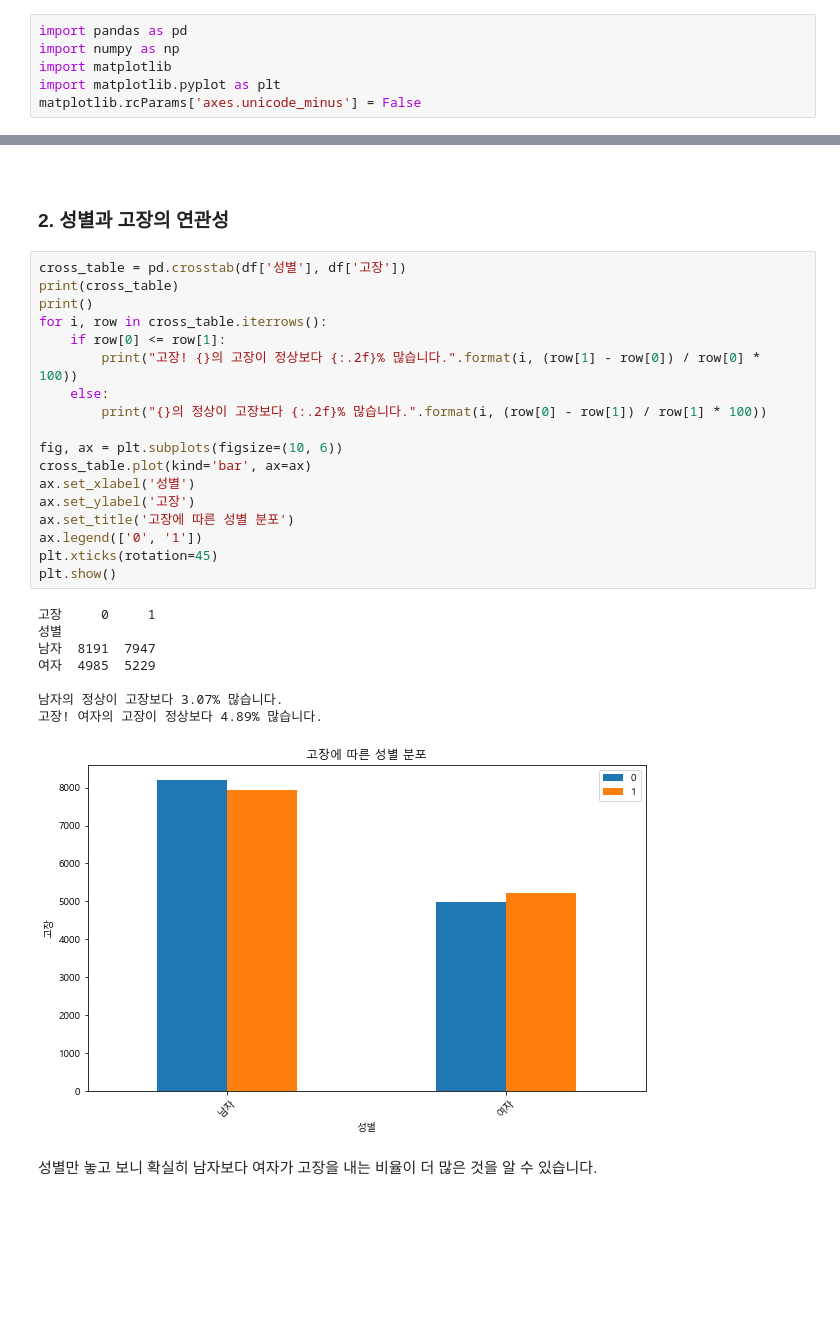
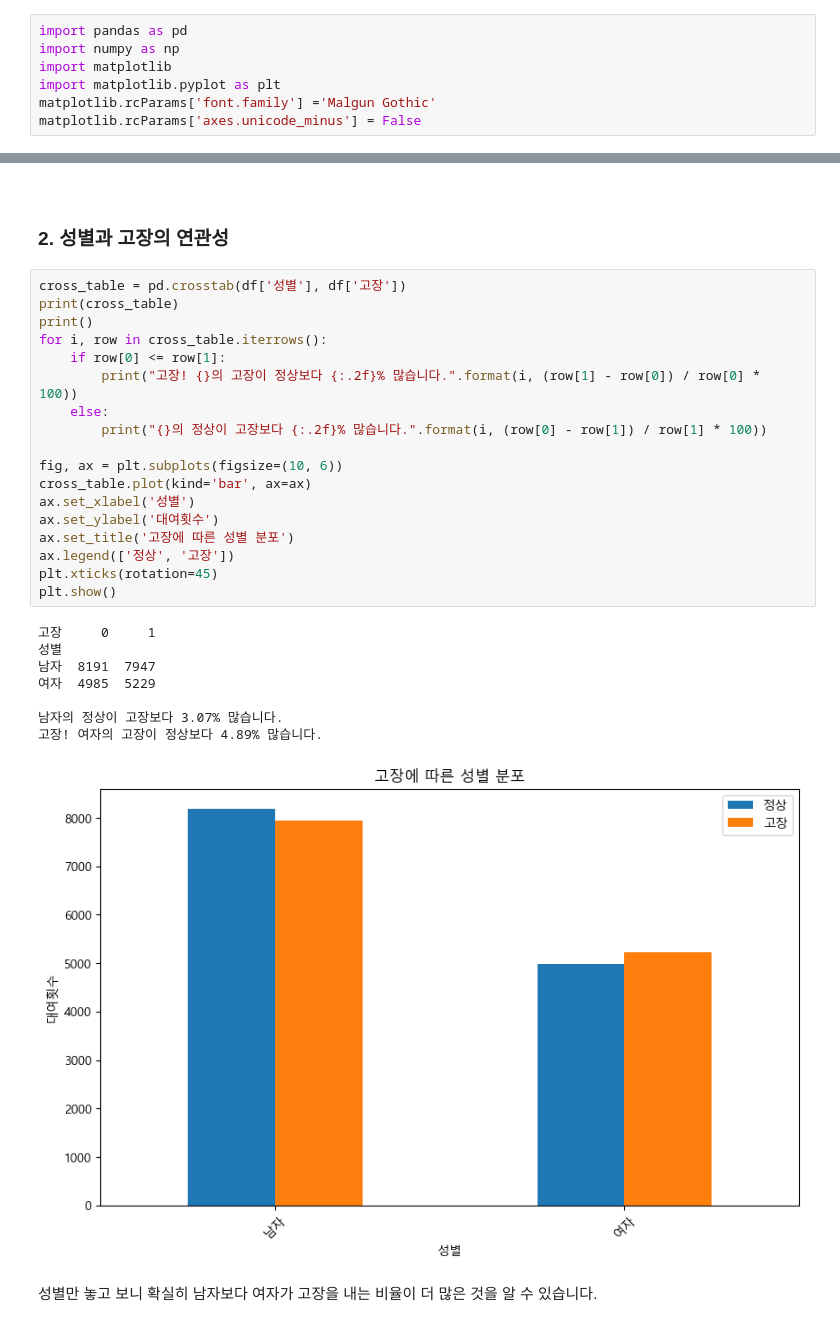
Before and after one commit to leechanhoe/data-science-project, a Jupyter notebook: 나이성별과 고장의 연관성 분석.ipynb, the cells around one changed output, grey strips where cells are left out. Saved outputs shown, nothing was run; the diff lists cells and outputs as text; blank space fills up the shorter version.

```diff
--- a/나이성별과 고장의 연관성 분석.ipynb
+++ b/나이성별과 고장의 연관성 분석.ipynb
@@ -5,6 +5,7 @@ import pandas as pd
 import numpy as np
 import matplotlib
 import matplotlib.pyplot as plt
+matplotlib.rcParams['font.family'] ='Malgun Gothic'
 matplotlib.rcParams['axes.unicode_minus'] = False
 # %%
 df = pd.read_csv("training_data7~12.csv")
@@ -121,30 +125,30 @@ plt.show()
 # %%
 cross_table = pd.crosstab(df['성별'], df['고장'])
 print(cross_table)
 print()
 for i, row in cross_table.iterrows():
     if row[0] <= row[1]:
         print("고장! {}의 고장이 정상보다 {:.2f}% 많습니다.".format(i, (row[1] - row[0]) / row[0] * 100))
     else:
         print("{}의 정상이 고장보다 {:.2f}% 많습니다.".format(i, (row[0] - row[1]) / row[1] * 100))
 
 fig, ax = plt.subplots(figsize=(10, 6))
 cross_table.plot(kind='bar', ax=ax)
 ax.set_xlabel('성별')
-ax.set_ylabel('고장')
+ax.set_ylabel('대여횟수')
 ax.set_title('고장에 따른 성별 분포')
-ax.legend(['0', '1'])
+ax.legend(['정상', '고장'])
 plt.xticks(rotation=45)
 plt.show()
 # %% [output]
 고장     0     1
 성별
 남자  8191  7947
 여자  4985  5229
 
 남자의 정상이 고장보다 3.07% 많습니다.
 고장! 여자의 고장이 정상보다 4.89% 많습니다.
-[figure, old version]
+[figure, new version]
 # %% [markdown]
 성별만 놓고 보니 확실히 남자보다 여자가 고장을 내는 비율이 더 많은 것을 알 수 있습니다.
 # %% [markdown]
```
Also changed, not shown: parts of 6 cells of this notebook, 4 other files.
